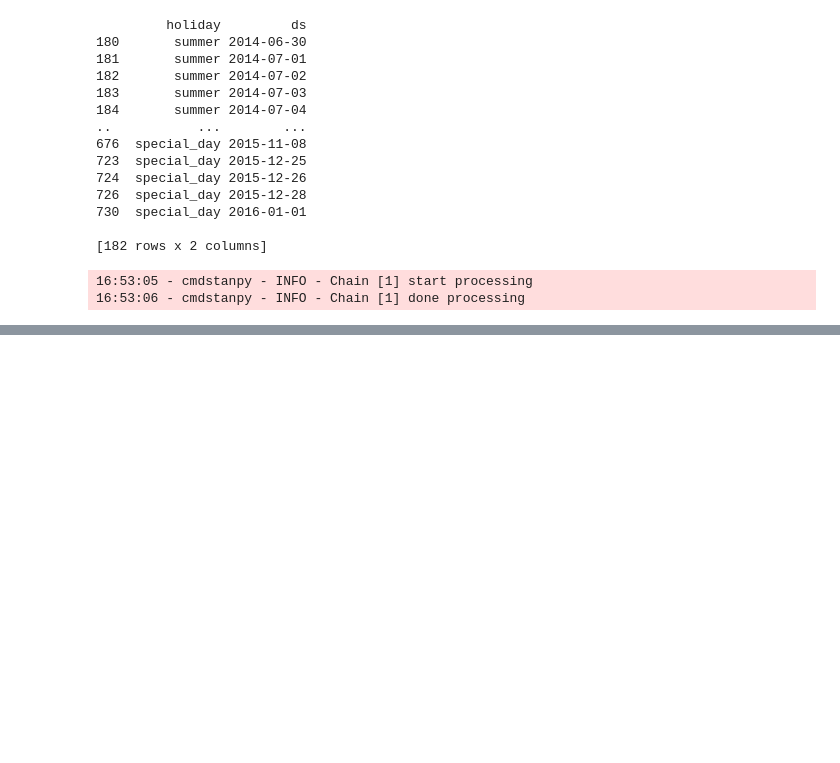
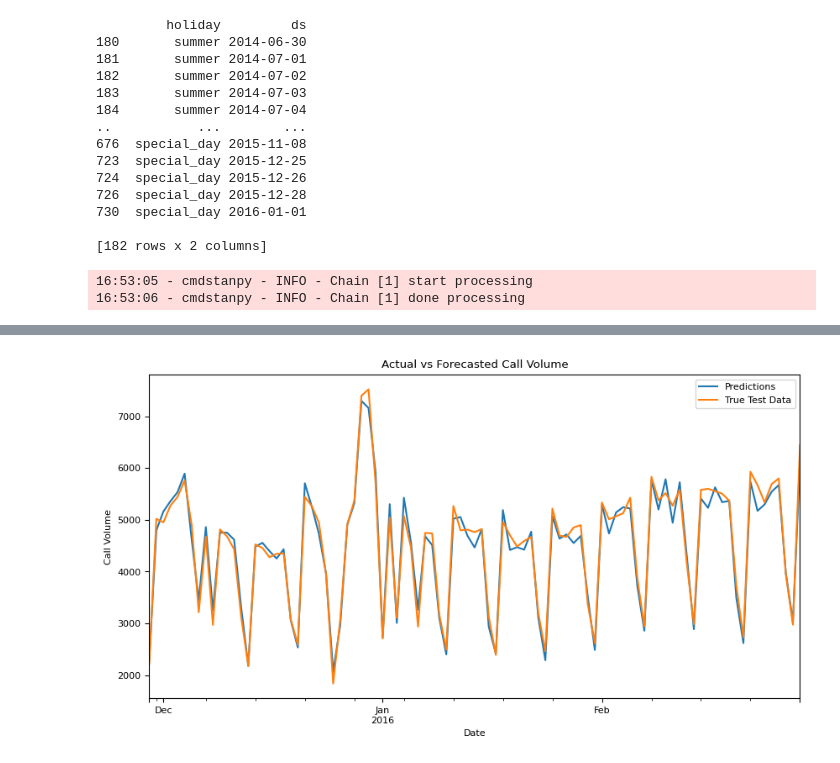
Before and after one commit to didulanthaisuru/TeleCall_Forecast, a Jupyter notebook: forecast-2-prophet.ipynb, the cells around one changed output, grey strips where cells are left out. Saved outputs shown, nothing was run; the diff lists cells and outputs as text; code cells hidden in the pictures; blank space fills up the shorter version.

```diff
--- a/forecast-2-prophet.ipynb
+++ b/forecast-2-prophet.ipynb
@@ -253,0 +357,15 @@ forecast = model.fit(df)
+# %%
+# Generate the plot with adjusted figure size
+fig, ax = plt.subplots(figsize=(10, 5))
+forecast_train.plot(x='ds', y='yhat', label='Predictions', legend=True, ax=ax)
+test_df.plot(x='ds', y='y', label='True Test Data', legend=True, ax=ax)
+
+# Customize axis titles and chart title
+plt.xlabel('Date')
+plt.ylabel('Call Volume')
+plt.title('Actual vs Forecasted Call Volume')
+
+# Show the plot
+plt.show()
+# %% [output]
+[figure, added]
```
Also changed, not shown: parts of 15 cells of this notebook.
